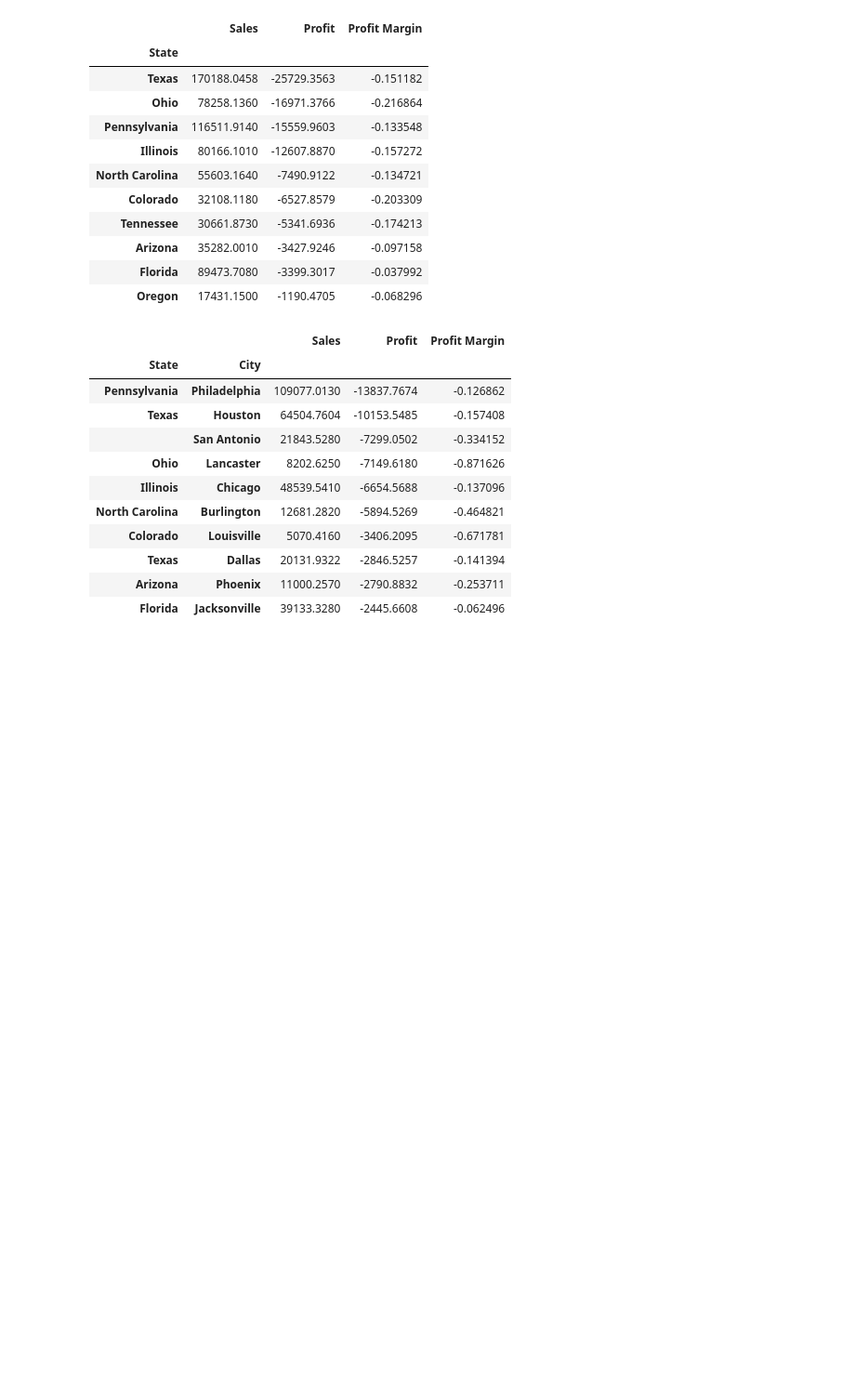
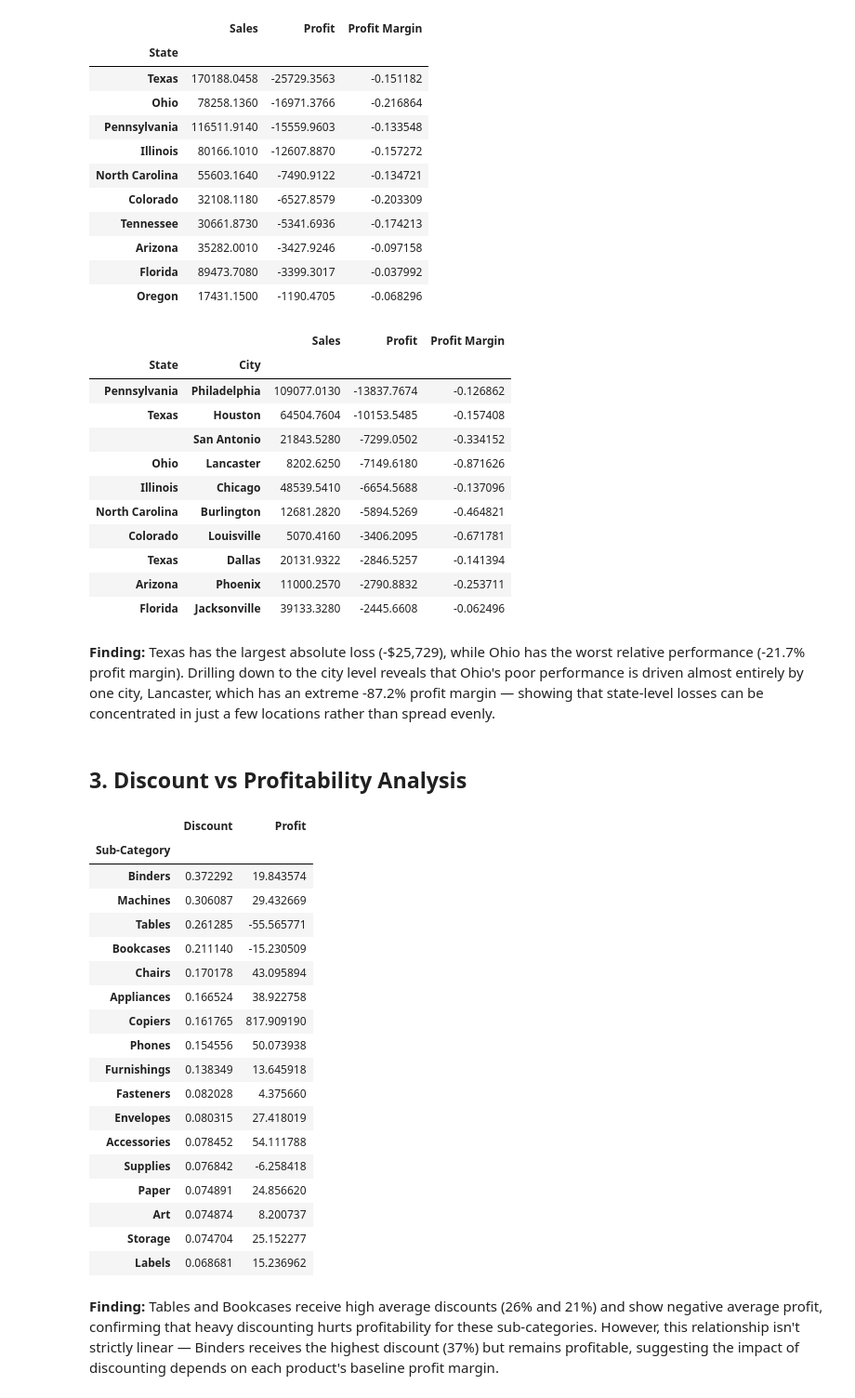
Before and after one commit to alirahmatipour/superstore-sales-analysis, a Jupyter notebook: superstore_analysis.ipynb, the cells around one changed output. Shown at 93% size. Saved outputs shown, nothing was run; the diff lists cells and outputs as text; code cells hidden in the pictures; blank space fills up the shorter version.

Commit message:
Add findings and interpretations for completed analyses

```diff
--- a/superstore_analysis.ipynb
+++ b/superstore_analysis.ipynb
@@ -178,3 +184,44 @@ city_summary.sort_values('Profit').head(10)
 | Texas | Dallas | 20131.9322 | -2846.5257 | -0.141394 |
 | Arizona | Phoenix | 11000.2570 | -2790.8832 | -0.253711 |
 | Florida | Jacksonville | 39133.3280 | -2445.6608 | -0.062496 |
+# %% [markdown]
+**Finding:** Texas has the largest absolute loss (-$25,729), while Ohio has
+the worst relative performance (-21.7% profit margin). Drilling down to the
+city level reveals that Ohio's poor performance is driven almost entirely by
+one city, Lancaster, which has an extreme -87.2% profit margin — showing
+that state-level losses can be concentrated in just a few locations rather
+than spread evenly.
+# %% [markdown]
+## 3. Discount vs Profitability Analysis
+# %%
+# Calculate average discount and profit for each sub-category, sorted by discount (highest first)
+discount_analysis = df.groupby('Sub-Category')[['Discount', 'Profit']].mean()
+discount_analysis.sort_values('Discount', ascending=False)
+# %% [output]
+|  | Discount | Profit |
+| Sub-Category |  |  |
+| Binders | 0.372292 | 19.843574 |
+| Machines | 0.306087 | 29.432669 |
+| Tables | 0.261285 | -55.565771 |
+| Bookcases | 0.211140 | -15.230509 |
+| Chairs | 0.170178 | 43.095894 |
+| Appliances | 0.166524 | 38.922758 |
+| Copiers | 0.161765 | 817.909190 |
+| Phones | 0.154556 | 50.073938 |
+| Furnishings | 0.138349 | 13.645918 |
+| Fasteners | 0.082028 | 4.375660 |
+| Envelopes | 0.080315 | 27.418019 |
+| Accessories | 0.078452 | 54.111788 |
+| Supplies | 0.076842 | -6.258418 |
+| Paper | 0.074891 | 24.856620 |
+| Art | 0.074874 | 8.200737 |
+| Storage | 0.074704 | 25.152277 |
+| Labels | 0.068681 | 15.236962 |
+# %% [markdown]
+
+**Finding:** Tables and Bookcases receive high average discounts (26% and
+21%) and show negative average profit, confirming that heavy discounting
+hurts profitability for these sub-categories. However, this relationship
+isn't strictly linear — Binders receives the highest discount (37%) but
+remains profitable, suggesting the impact of discounting depends on each
+product's baseline profit margin.
```
Also changed, not shown: parts of 9 cells of this notebook.
